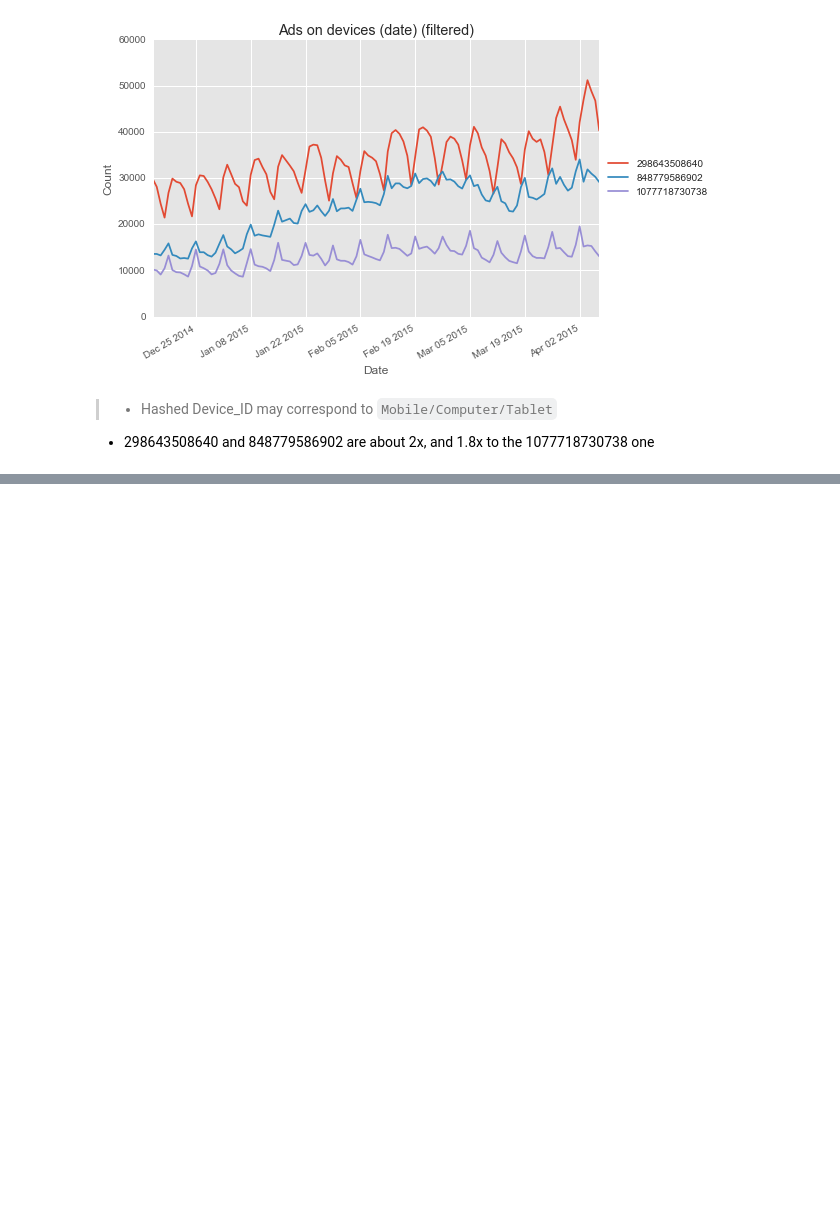
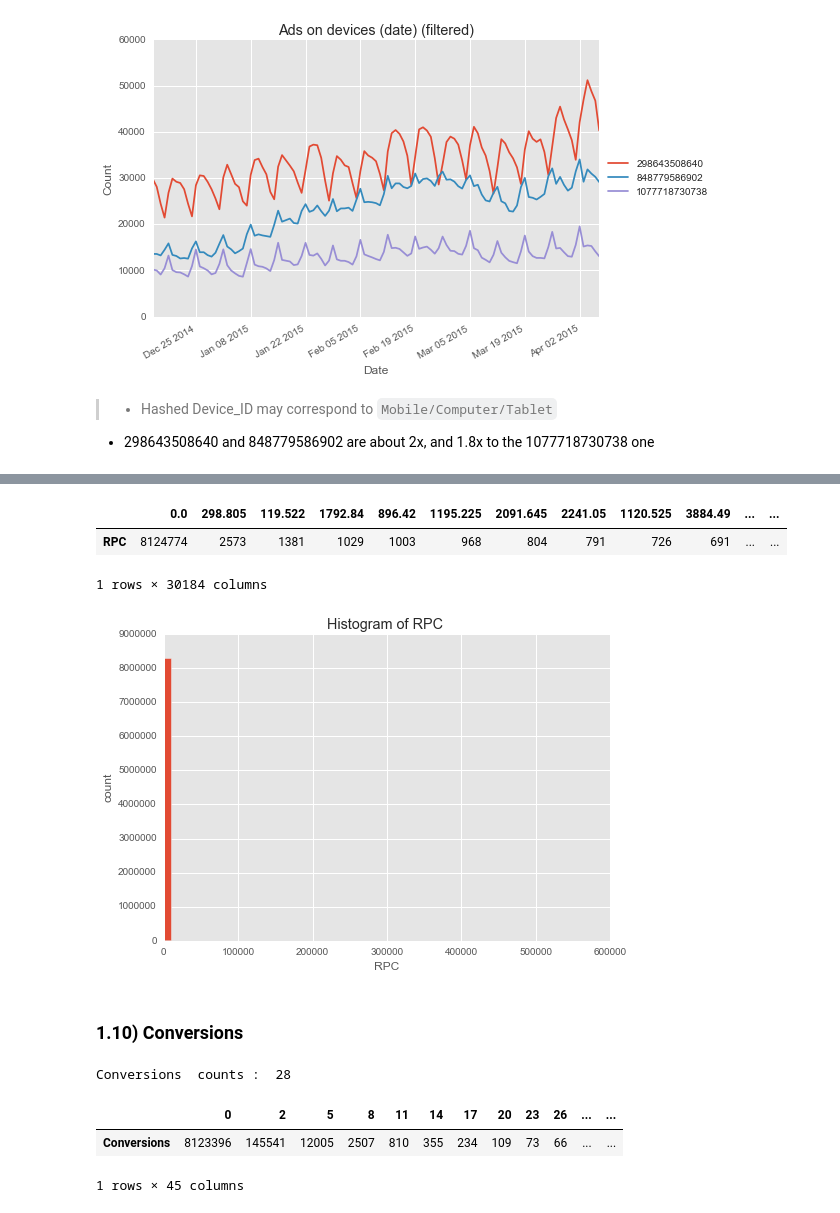
Before and after one commit to yennanliu/analysis, a Jupyter notebook: GY_guide/G_Y_Guide_EDA_final.ipynb, the cells around one changed output, grey strips where cells are left out. Drawn from its saved outputs; the diff is of its cells as text; code cells hidden in the pictures; blank space fills up the shorter version.

```diff
--- a/GY_guide/G_Y_Guide_EDA_final.ipynb
+++ b/GY_guide/G_Y_Guide_EDA_final.ipynb
@@ -345,0 +403,30 @@ plt.title('Ads on devices (date) (filtered)')
+# %%
+df_train.RPC.hist(bins=50)
+plt.ylabel('count')
+plt.xlabel('RPC')
+plt.title('Histogram of RPC ')
+
+pd.DataFrame(df_train.RPC.value_counts()).T
+# %% [output]
+|  | 0.0 | 298.805 | 119.522 | 1792.84 | 896.42 | 1195.225 | 2091.645 | 2241.05 | 1120.525 | 3884.49 | ... | ... |
+| RPC | 8124774 | 2573 | 1381 | 1029 | 1003 | 968 | 804 | 791 | 726 | 691 | ... | ... |
+1 rows × 30184 columns
+[figure, added]
+# %% [markdown]
+### 1.10) Conversions
+# %%
+print ('Conversions  counts : ',
+       len(set(df_train.Conversions.value_counts())))
+# %% [output]
+Conversions  counts :  28
+# %%
+#df_train.RPC.hist(bins=50)
+#plt.ylabel('count')
+#plt.xlabel('Conversions')
+#plt.title('Histogram of Conversions ')
+
+pd.DataFrame(df_train.Conversions.value_counts()).T
+# %% [output]
+|  | 0 | 2 | 5 | 8 | 11 | 14 | 17 | 20 | 23 | 26 | ... | ... |
+| Conversions | 8123396 | 145541 | 12005 | 2507 | 810 | 355 | 234 | 109 | 73 | 66 | ... | ... |
+1 rows × 45 columns
```
Also changed, not shown: parts of 13 cells of this notebook.
